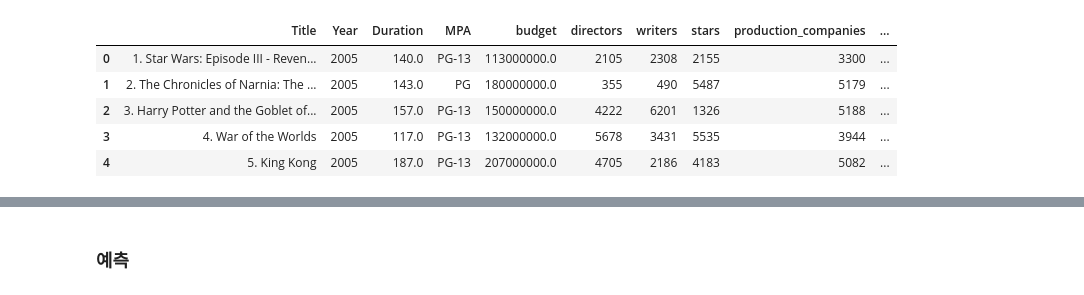
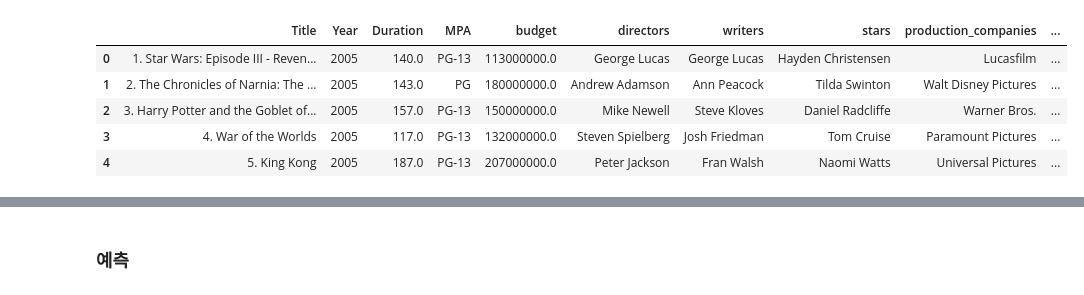
Before and after one commit to Encore-SKN-9/ml_2team, a Jupyter notebook: ml.ipynb, the cells around one changed output, grey strips where cells are left out. Saved outputs shown, nothing was run; the diff lists cells and outputs as text; code cells hidden in the pictures.

```diff
--- a/ml.ipynb
+++ b/ml.ipynb
@@ -4,15 +4,15 @@ import numpy as np
 import matplotlib.pyplot as plt
 import seaborn as sns
 # %%
-df = pd.read_csv('./Data/encoded_movies_data.csv')
+df = pd.read_csv('./Data/not_encoded_movies_data.csv')
 df.head()
 # %% [output]
 |  | Title | Year | Duration | MPA | budget | directors | writers | stars | production_companies | ... |
-| 0 | 1. Star Wars: Episode III - Reven... | 2005 | 140.0 | PG-13 | 113000000.0 | 2105 | 2308 | 2155 | 3300 | ... |
-| 1 | 2. The Chronicles of Narnia: The ... | 2005 | 143.0 | PG | 180000000.0 | 355 | 490 | 5487 | 5179 | ... |
-| 2 | 3. Harry Potter and the Goblet of... | 2005 | 157.0 | PG-13 | 150000000.0 | 4222 | 6201 | 1326 | 5188 | ... |
-| 3 | 4. War of the Worlds | 2005 | 117.0 | PG-13 | 132000000.0 | 5678 | 3431 | 5535 | 3944 | ... |
-| 4 | 5. King Kong | 2005 | 187.0 | PG-13 | 207000000.0 | 4705 | 2186 | 4183 | 5082 | ... |
+| 0 | 1. Star Wars: Episode III - Reven... | 2005 | 140.0 | PG-13 | 113000000.0 | George Lucas | George Lucas | Hayden Christensen | Lucasfilm | ... |
+| 1 | 2. The Chronicles of Narnia: The ... | 2005 | 143.0 | PG | 180000000.0 | Andrew Adamson | Ann Peacock | Tilda Swinton | Walt Disney Pictures | ... |
+| 2 | 3. Harry Potter and the Goblet of... | 2005 | 157.0 | PG-13 | 150000000.0 | Mike Newell | Steve Kloves | Daniel Radcliffe | Warner Bros. | ... |
+| 3 | 4. War of the Worlds | 2005 | 117.0 | PG-13 | 132000000.0 | Steven Spielberg | Josh Friedman | Tom Cruise | Paramount Pictures | ... |
+| 4 | 5. King Kong | 2005 | 187.0 | PG-13 | 207000000.0 | Peter Jackson | Fran Walsh | Naomi Watts | Universal Pictures | ... |
 # %%
 from sklearn.model_selection import train_test_split
 
```
Also changed, not shown: parts of 12 cells of this notebook, 2 other files.
